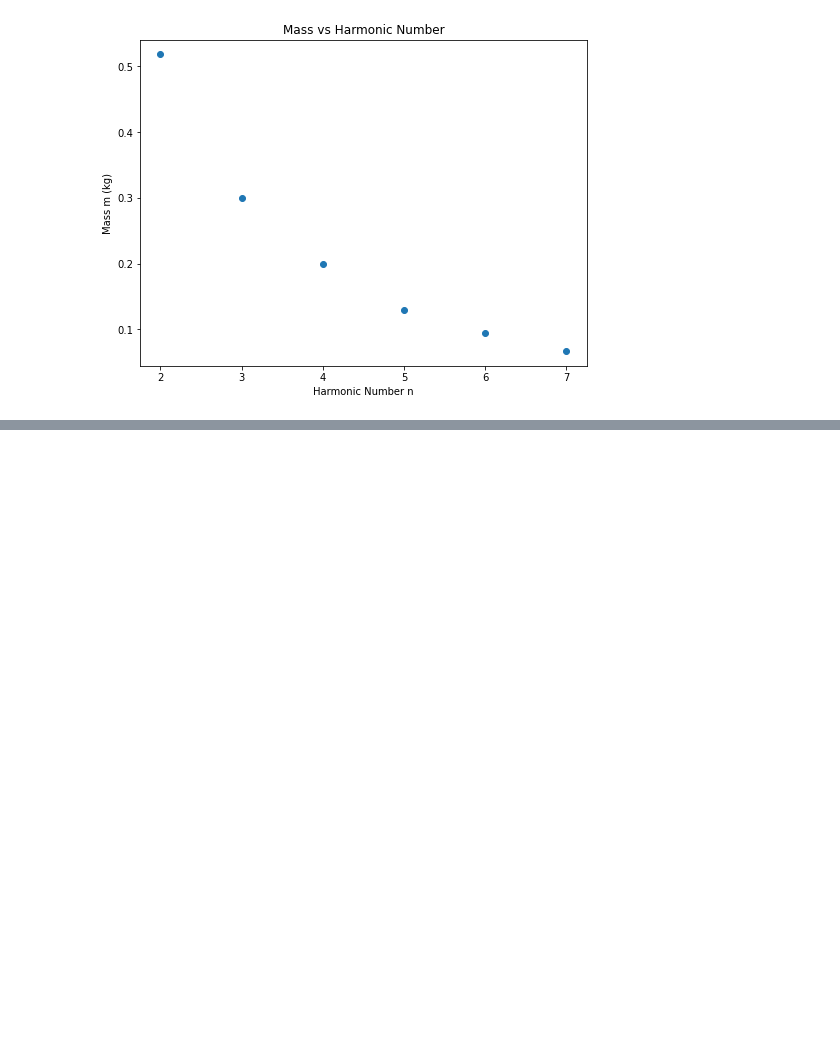
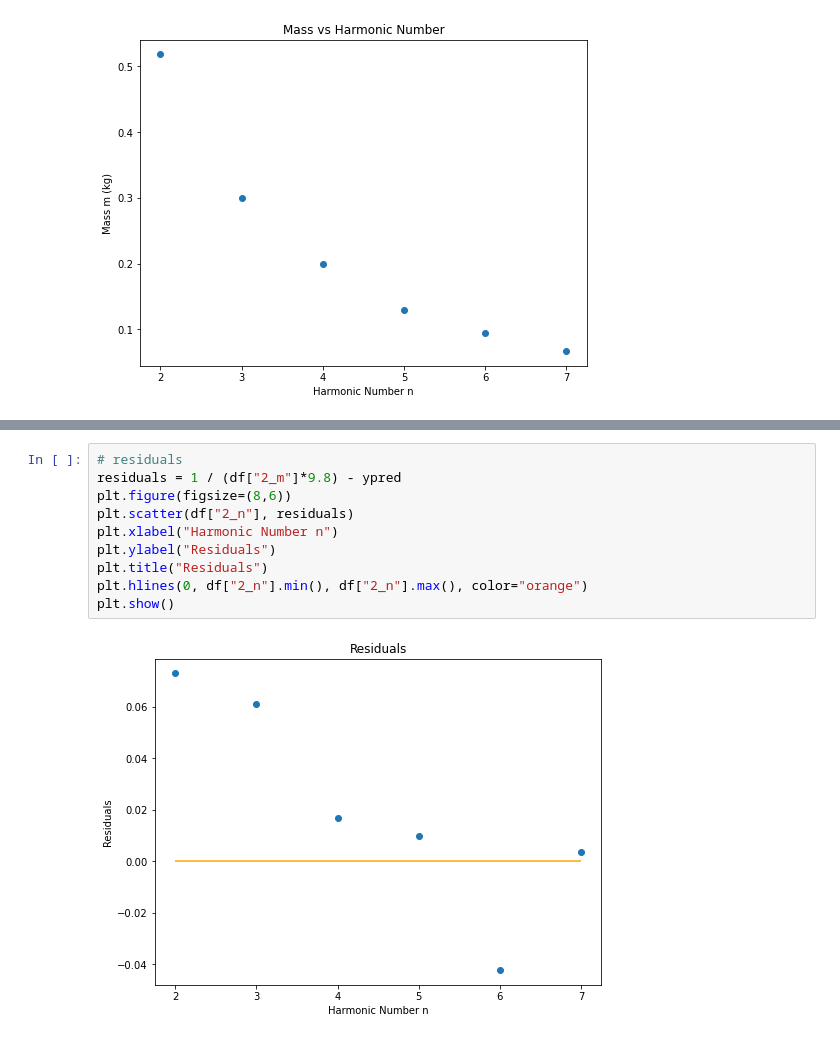
Before and after one commit to evilpegasus/physics5bl, a Jupyter notebook: standing_waves/standing_waves.ipynb, the cells around one changed output, grey strips where cells are left out. Drawn from its saved outputs; the diff is of its cells as text; blank space fills up the shorter version.

```diff
--- a/standing_waves/standing_waves.ipynb
+++ b/standing_waves/standing_waves.ipynb
@@ -31,0 +58,12 @@ Text(0.5, 1.0, 'Mass vs Harmonic Number')
+# %%
+# residuals
+residuals = 1 / (df["2_m"]*9.8) - ypred
+plt.figure(figsize=(8,6))
+plt.scatter(df["2_n"], residuals)
+plt.xlabel("Harmonic Number n")
+plt.ylabel("Residuals")
+plt.title("Residuals")
+plt.hlines(0, df["2_n"].min(), df["2_n"].max(), color="orange")
+plt.show()
+# %% [output]
+[figure, added]
```
Also changed, not shown: parts of 9 cells of this notebook.
